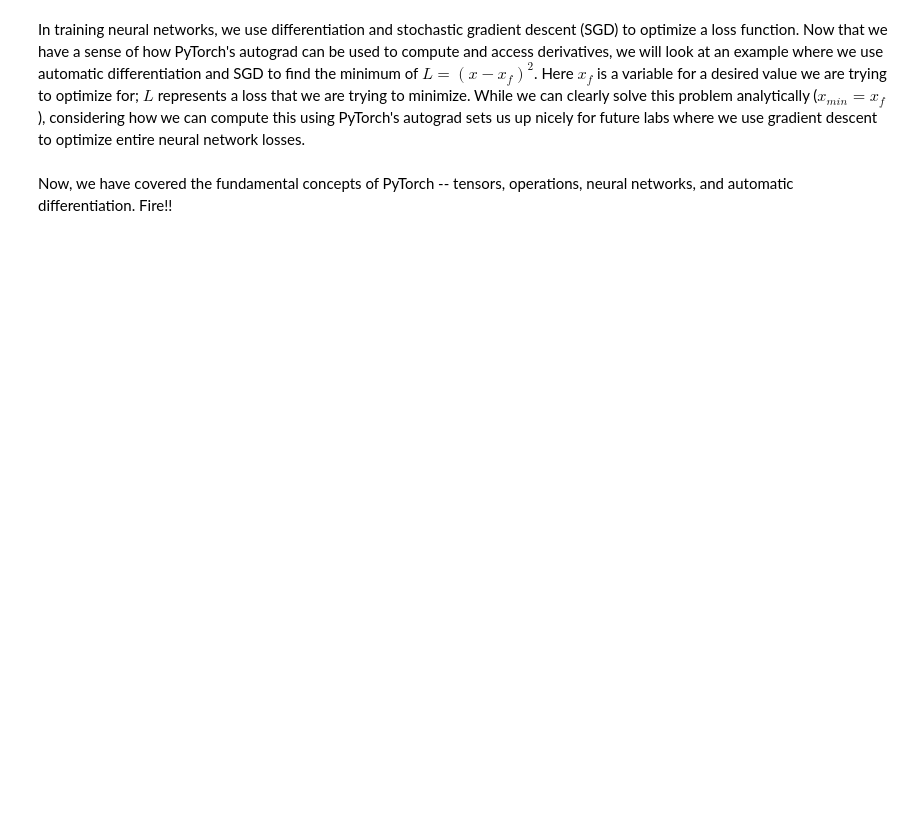
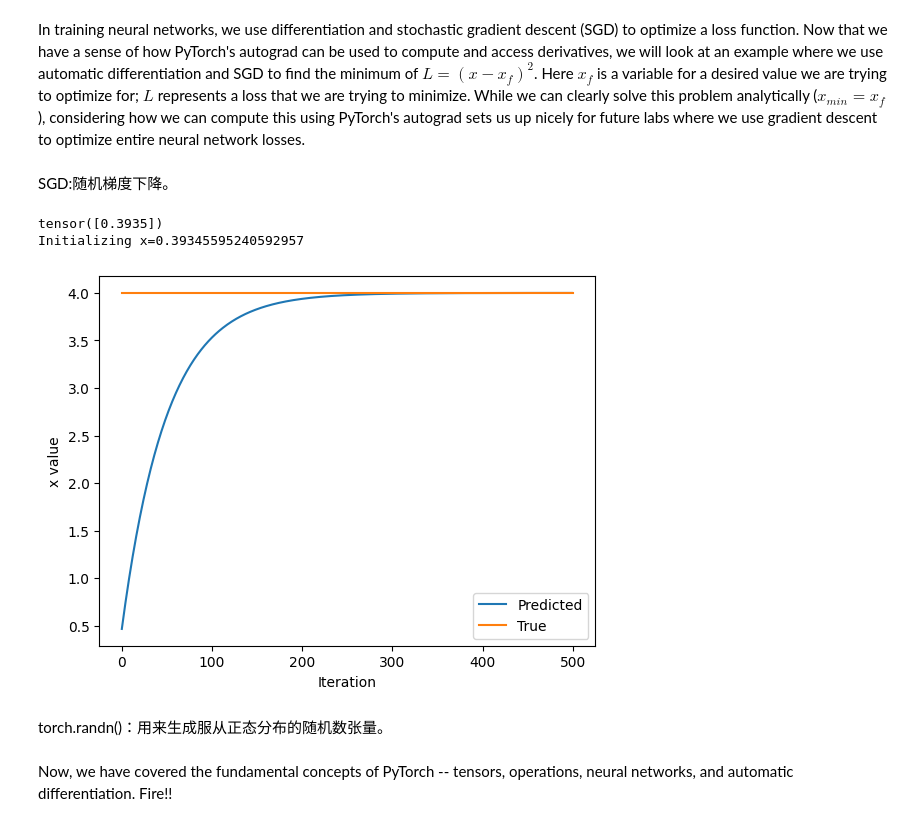
Before and after one commit to Zhengxiang-Guan/MIT-deeplearning, a Jupyter notebook: lab1/PT_Part1_Intro.ipynb, the cells around one changed output. Cells and saved outputs as stored; diff of their text form; code cells hidden in the pictures; blank space fills up the shorter version.

```diff
--- a/lab1/PT_Part1_Intro.ipynb
+++ b/lab1/PT_Part1_Intro.ipynb
@@ -301,39 +342,48 @@ assert dy_dx == 6.0
 # %% [markdown]
 In training neural networks, we use differentiation and stochastic gradient descent (SGD) to optimize a loss function. Now that we have a sense of how PyTorch's autograd can be used to compute and access derivatives, we will look at an example where we use automatic differentiation and SGD to find the minimum of $ L=(x-x_f)^2 $. Here $x_f$ is a variable for a desired value we are trying to optimize for; $L$ represents a loss that we are trying to minimize. While we can clearly solve this problem analytically ($ x_{min}=x_f $), considering how we can compute this using PyTorch's autograd sets us up nicely for future labs where we use gradient descent to optimize entire neural network losses.
+# %% [markdown]
+SGD:随机梯度下降。
 # %%
 ### Function minimization with autograd and gradient descent ###
 
 # Initialize a random value for our intial x
 x = torch.randn(1)
+print(x)
 print(f"Initializing x={x.item()}")
 
 learning_rate = 1e-2  # Learning rate
 history = []
 x_f = 4  # Target value
 
 
 # We will run gradient descent for a number of iterations. At each iteration, we compute the loss,
 #   compute the derivative of the loss with respect to x, and perform the update.
 for i in range(500):
     x = torch.tensor([x], requires_grad=True)
 
     # TODO: Compute the loss as the square of the difference between x and x_f
-    loss = # TODO
+    loss = (x-x_f)**2
 
     # Backpropagate through the loss to compute gradients
     loss.backward()
 
     # Update x with gradient descent
     x = x.item() - learning_rate * x.grad
 
     history.append(x.item())
 
 # Plot the evolution of x as we optimize toward x_f!
 plt.plot(history)
 plt.plot([0, 500], [x_f, x_f])
 plt.legend(('Predicted', 'True'))
 plt.xlabel('Iteration')
 plt.ylabel('x value')
 plt.show()
+# %% [output]
+tensor([0.3935])
+Initializing x=0.39345595240592957
+[figure, added]
+# %% [markdown]
+torch.randn()：用来生成服从正态分布的随机数张量。
 # %% [markdown]
 Now, we have covered the fundamental concepts of PyTorch -- tensors, operations, neural networks, and automatic differentiation. Fire!!
```
Also changed, not shown: parts of 18 cells of this notebook.
